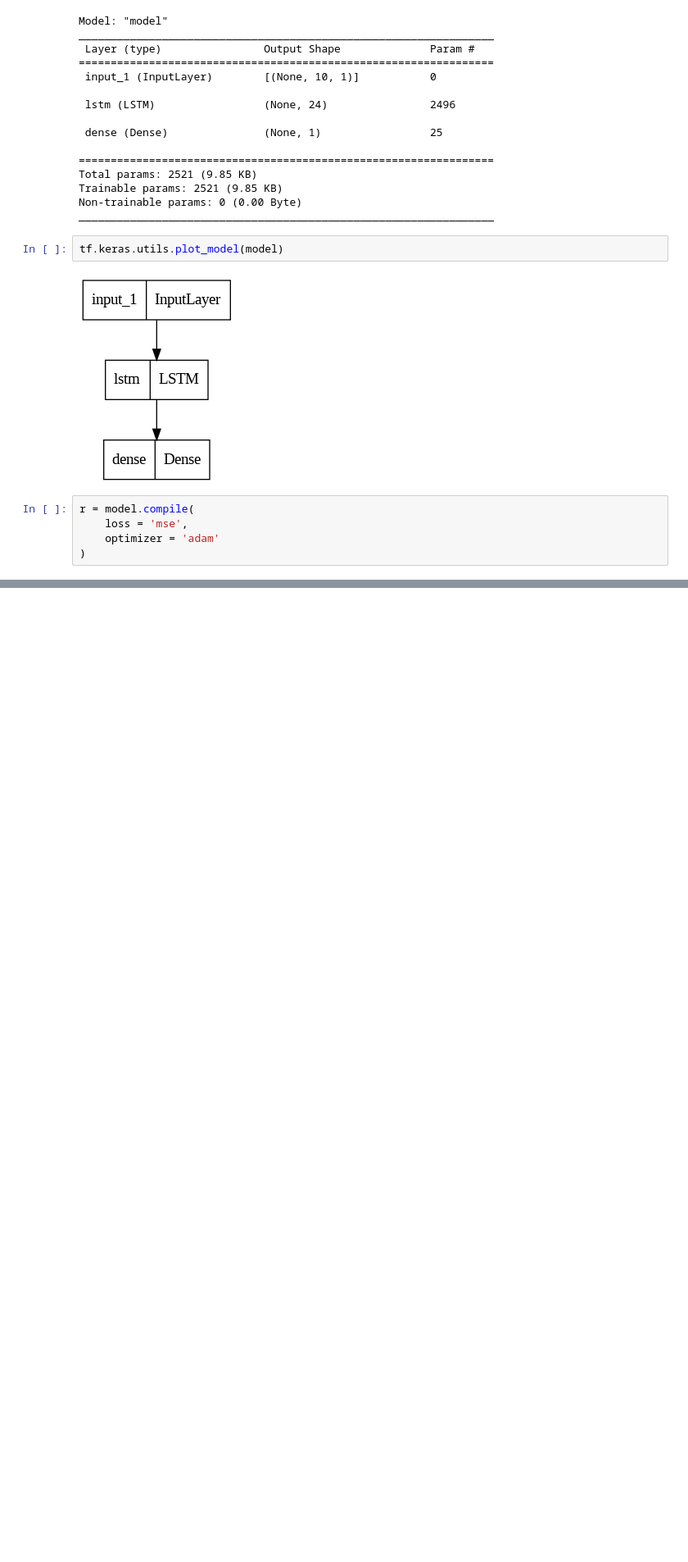
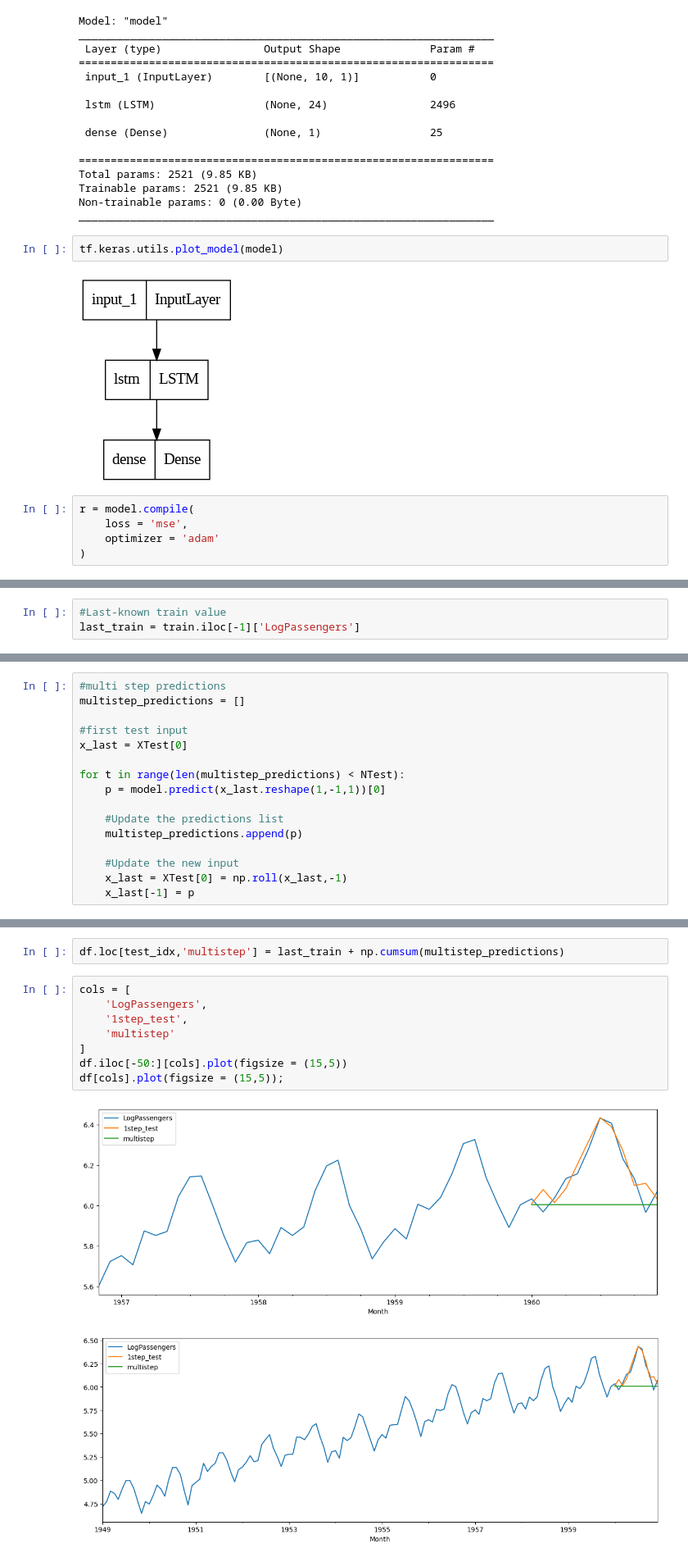
Before and after one commit to yeesem/Time-Series-Data-Analysis, a Jupyter notebook: RNN_Airline.ipynb, the cells around one changed output, grey strips where cells are left out. Shown at 82% size. Cells and saved outputs as stored; diff of their text form; blank space fills up the shorter version.

```diff
--- a/RNN_Airline.ipynb
+++ b/RNN_Airline.ipynb
@@ -126,0 +163,3 @@ plt.legend();
+# %%
+#Last-known train value
+last_train = train.iloc[-1]['LogPassengers']
@@ -126,0 +183,16 @@ plt.legend();
+# %%
+#multi step predictions
+multistep_predictions = []
+
+#first test input
+x_last = XTest[0]
+
+for t in range(len(multistep_predictions) < NTest):
+    p = model.predict(x_last.reshape(1,-1,1))[0]
+
+    #Update the predictions list
+    multistep_predictions.append(p)
+
+    #Update the new input
+    x_last = XTest[0] = np.roll(x_last,-1)
+    x_last[-1] = p
@@ -126,0 +201,13 @@ plt.legend();
+# %%
+df.loc[test_idx,'multistep'] = last_train + np.cumsum(multistep_predictions)
+# %%
+cols = [
+    'LogPassengers',
+    '1step_test',
+    'multistep'
+]
+df.iloc[-50:][cols].plot(figsize = (15,5))
+df[cols].plot(figsize = (15,5));
+# %% [output]
+[figure, added]
+[figure, added]
```
Also changed, not shown: parts of 23 cells of this notebook.
